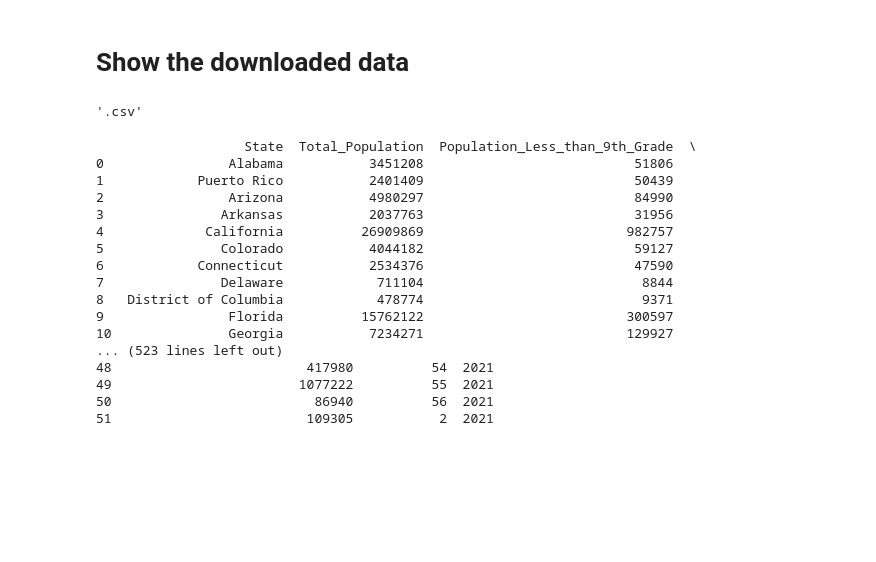
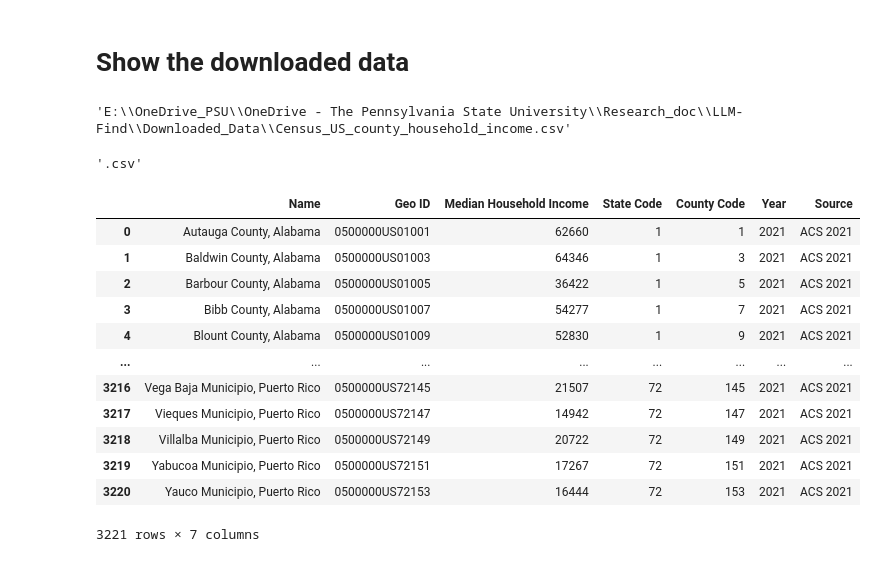
Before and after one commit to gladcolor/LLM-Find, a Jupyter notebook: LLM_Find.ipynb, the cells around one changed output. Cells and saved outputs as stored; diff of their text form; code cells hidden in the pictures; blank space fills up the shorter version.

Commit message:
Added Census Bureau data.

```diff
--- a/LLM_Find.ipynb
+++ b/LLM_Find.ipynb
@@ -179,12 +178,34 @@ isReview = False
 # '''
 
 
-task_name ='Census_US_states_education'
-saved_fname = r'E:\OneDrive_PSU\OneDrive - The Pennsylvania State University\Research_doc\LLM-Find\Downloaded_Data\Census_US_states_education.csv'
-task = rf'''1. Download latest population by education attainment for all states in USA, also the total population of each state.
+# task_name ='Census_US_states_population'
+# saved_fname = r'E:\OneDrive_PSU\OneDrive - The Pennsylvania State University\Research_doc\LLM-Find\Downloaded_Data\Census_US_states_population.csv'
+# task = rf'''1. Download latest population for all states in USA.
+# 2. Save the downloaded data as CSV files, save it at: {saved_fname}
+# '''
+
+# task_name ='Census_US_states_senior_population'
+# saved_fname = r'E:\OneDrive_PSU\OneDrive - The Pennsylvania State University\Research_doc\LLM-Find\Downloaded_Data\Census_US_states_senior_population.csv'
+# task = rf'''1. Download the latest senior population for all states in the USA.
+# 2. Save the downloaded data as CSV files, save it at: {saved_fname}
+# '''
+
+
+# task_name ='Census_US_states_education_population'
+# saved_fname = r'E:\OneDrive_PSU\OneDrive - The Pennsylvania State University\Research_doc\LLM-Find\Downloaded_Data\Census_US_states_education_population.csv'
+# task = rf'''1. Download latest population by higher education attainment over 25 for all states in USA, both male and female, together with the entire population of each state.
+# 2. Save the downloaded data as CSV files, save it at: {saved_fname}
+# '''
+
+task_name ='Census_US_county_household_income'
+saved_fname = r'E:\OneDrive_PSU\OneDrive - The Pennsylvania State University\Research_doc\LLM-Find\Downloaded_Data\Census_US_county_household_income.csv'
+task = rf'''1. Download the latest median household income data for each county in the USA.
 2. Save the downloaded data as CSV files, save it at: {saved_fname}
 '''
 
+
+if os.path.exists(saved_fname):
+    os.remove(saved_fname)
 
 save_dir = os.path.join(os.getcwd(), task_name)
 os.makedirs(save_dir, exist_ok=True)
@@ -197,7 +218,4 @@ os.makedirs(save_dir, exist_ok=True)
 model_name = r'gpt-4o'
 # model_name = r'gpt-4'
 
-
-model = ChatOpenAI(api_key=OpenAI_key, model=model_name, temperature=1, stream=True)
-
-# model
+model = ChatOpenAI(api_key=OpenAI_key, model=model_name, temperature=1)
@@ -472,5 +432,9 @@ download_data()
 # %% [markdown]
 # Show the downloaded data
+# %%
+saved_fname
+# %% [output]
+'E:\\OneDrive_PSU\\OneDrive - The Pennsylvania State University\\Research_doc\\LLM-Find\\Downloaded_Data\\Census_US_county_household_income.csv'
 # %%
 ext_name = saved_fname[-4:]
 ext_name
@@ -478,28 +442,28 @@ ext_name
 '.csv'
 # %%
 if ext_name == '.csv':
-    df = pd.read_csv(saved_fname)
-    print(df)
+    df = pd.read_csv(saved_fname, encoding='ISO-8859-1')
+    results_df = df
+    # print(df)
 
 if ext_name == 'gpkg':
     gdf = gpd.read_file(saved_fname)
+    results_df = gdf
     gdf.plot()
-    print(gdf)
+    # print(gdf)
+
+results_df
 # %% [output]
+|  | Name | Geo ID | Median Household Income | State Code | County Code | Year | Source |
+| 0 | Autauga County, Alabama | 0500000US01001 | 62660 | 1 | 1 | 2021 | ACS 2021 |
+| 1 | Baldwin County, Alabama | 0500000US01003 | 64346 | 1 | 3 | 2021 | ACS 2021 |
+| 2 | Barbour County, Alabama | 0500000US01005 | 36422 | 1 | 5 | 2021 | ACS 2021 |
+| 3 | Bibb County, Alabama | 0500000US01007 | 54277 | 1 | 7 | 2021 | ACS 2021 |
+| 4 | Blount County, Alabama | 0500000US01009 | 52830 | 1 | 9 | 2021 | ACS 2021 |
+| ... | ... | ... | ... | ... | ... | ... | ... |
+| 3216 | Vega Baja Municipio, Puerto Rico | 0500000US72145 | 21507 | 72 | 145 | 2021 | ACS 2021 |
+| 3217 | Vieques Municipio, Puerto Rico | 0500000US72147 | 14942 | 72 | 147 | 2021 | ACS 2021 |
+| 3218 | Villalba Municipio, Puerto Rico | 0500000US72149 | 20722 | 72 | 149 | 2021 | ACS 2021 |
+| 3219 | Yabucoa Municipio, Puerto Rico | 0500000US72151 | 17267 | 72 | 151 | 2021 | ACS 2021 |
+| 3220 | Yauco Municipio, Puerto Rico | 0500000US72153 | 16444 | 72 | 153 | 2021 | ACS 2021 |
-                   State  Total_Population  Population_Less_than_9th_Grade  \
-0                Alabama           3451208                           51806
-1            Puerto Rico           2401409                           50439
-2                Arizona           4980297                           84990
-3               Arkansas           2037763                           31956
-4             California          26909869                          982757
-5               Colorado           4044182                           59127
-6            Connecticut           2534376                           47590
-7               Delaware            711104                            8844
-8   District of Columbia            478774                            9371
-9                Florida          15762122                          300597
-10               Georgia           7234271                          129927
-... (523 lines left out)
-48                         417980          54  2021
-49                        1077222          55  2021
-50                          86940          56  2021
-51                         109305           2  2021
+3221 rows × 7 columns
```
Also changed, not shown: parts of 24 cells of this notebook, 2 other files.
